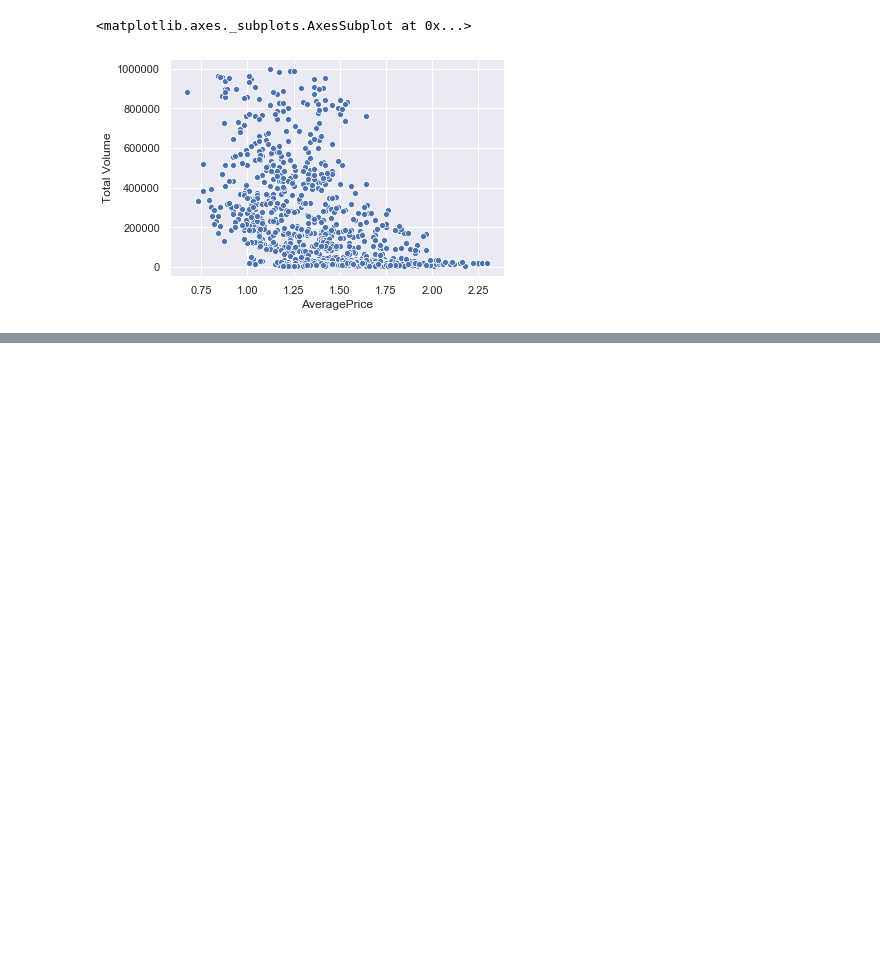
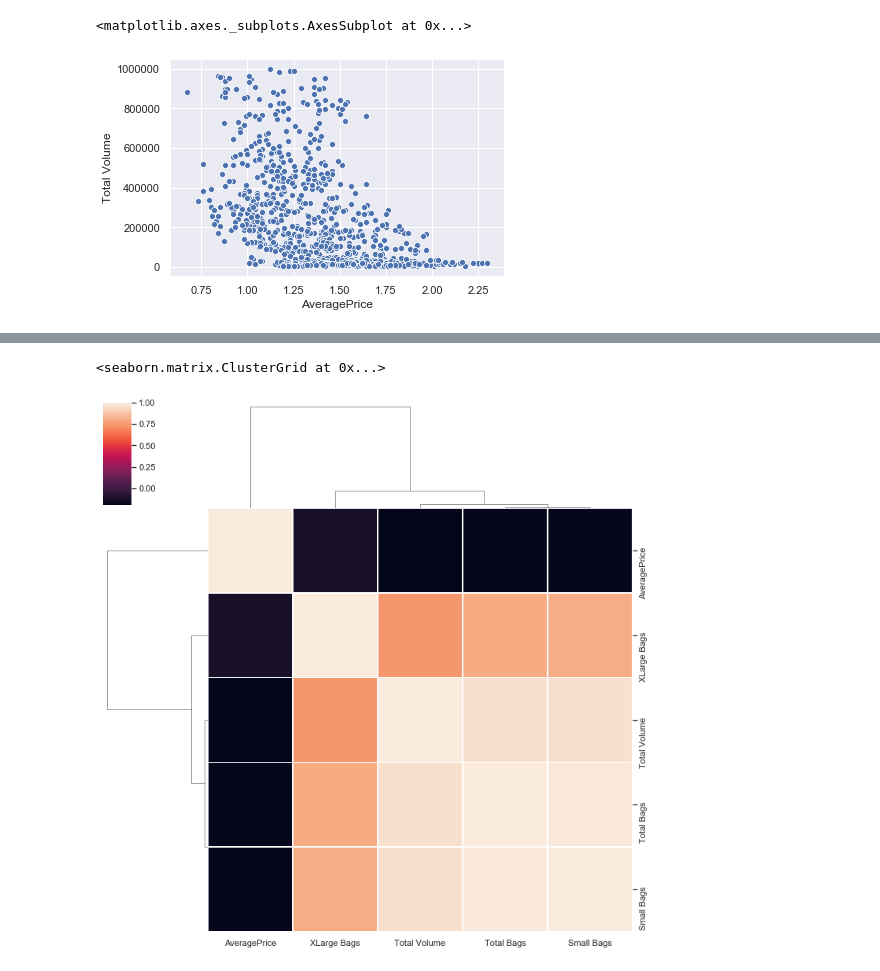
Before and after one commit to mateuszczubkowski/introduction-to-python, a Jupyter notebook: 05 Data Visualization/notebook.ipynb, the cells around one changed output, grey strips where cells are left out. Drawn from its saved outputs; the diff is of its cells as text; code cells hidden in the pictures; blank space fills up the shorter version.

```diff
--- a/05 Data Visualization/notebook.ipynb
+++ b/05 Data Visualization/notebook.ipynb
@@ -293,0 +315,10 @@ sns.scatterplot(
+# %%
+#7
+stats = ["AveragePrice", "Total Volume", "Total Bags", "Small Bags", "XLarge Bags"]
+sns.clustermap(
+    avocados[stats].corr(),
+    linewidths=.75,
+)
+# %% [output]
+<seaborn.matrix.ClusterGrid at 0x...>
+[figure, added]
```
Also changed, not shown: parts of 5 cells of this notebook.
